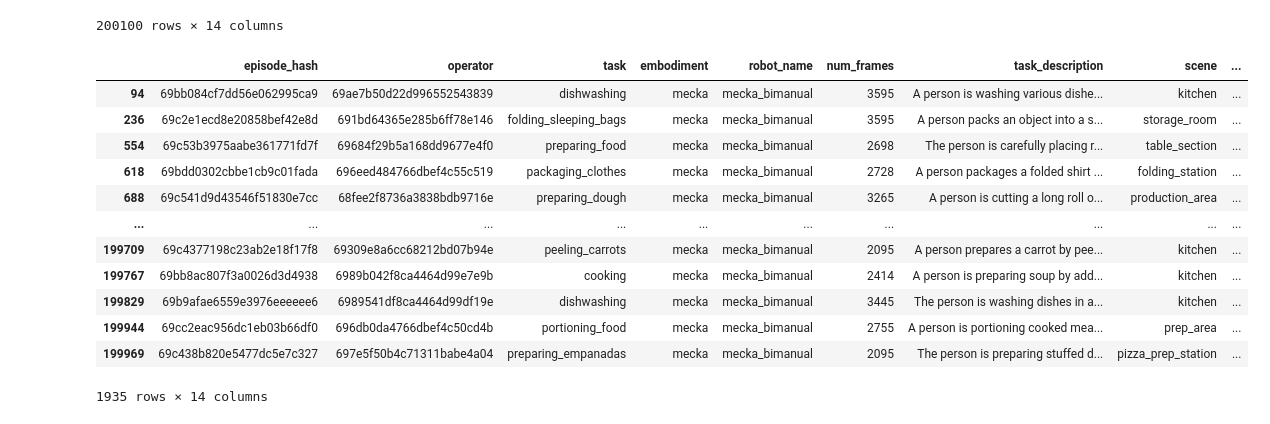
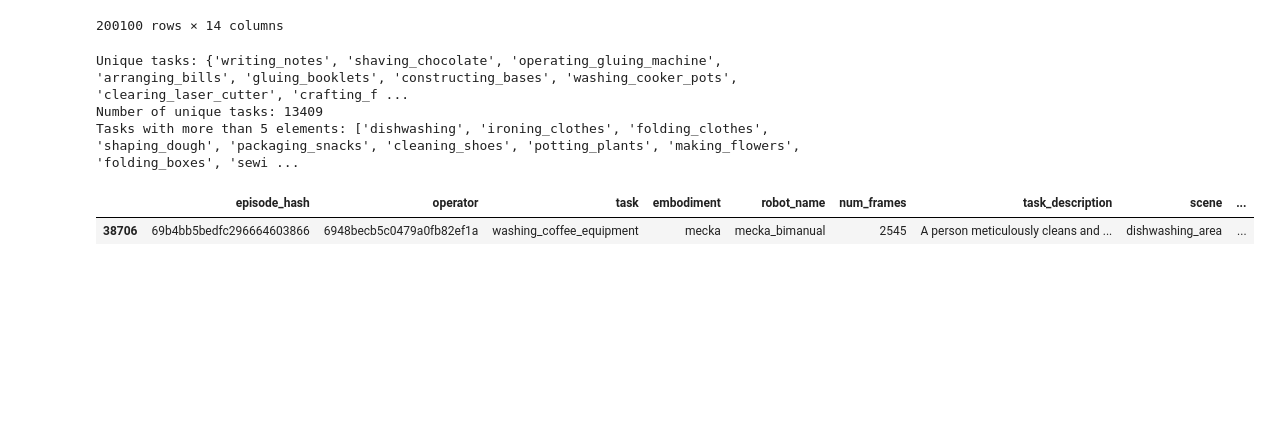
Before and after one commit to mecka-ai/EgoVerse, a Jupyter notebook: egomimic/scripts/tutorials/sql_tutorial.ipynb, the cells around one changed output. Saved outputs shown, nothing was run; the diff lists cells and outputs as text; code cells hidden in the pictures; blank space fills up the shorter version.

```diff
--- a/egomimic/scripts/tutorials/sql_tutorial.ipynb
+++ b/egomimic/scripts/tutorials/sql_tutorial.ipynb
@@ -39,21 +39,17 @@ df
 200100 rows × 14 columns
 # %%
 # Filter to certain lab
-df[df["zarr_processed_path"] == ""]
+print("Unique tasks:", set(df["task"]))
+print("Number of unique tasks:", df["task"].nunique())
+tasks_with_more_than_5 = df["task"].value_counts()[df["task"].value_counts() > 5].index.tolist()
+print("Tasks with more than 5 elements:", tasks_with_more_than_5)
 # %% [output]
-|  | episode_hash | operator | task | embodiment | robot_name | num_frames | task_description | scene | ... |
-| 94 | 69bb084cf7dd56e062995ca9 | 69ae7b50d22d996552543839 | dishwashing | mecka | mecka_bimanual | 3595 | A person is washing various dishe... | kitchen | ... |
-| 236 | 69c2e1ecd8e20858bef42e8d | 691bd64365e285b6ff78e146 | folding_sleeping_bags | mecka | mecka_bimanual | 3595 | A person packs an object into a s... | storage_room | ... |
-| 554 | 69c53b3975aabe361771fd7f | 69684f29b5a168dd9677e4f0 | preparing_food | mecka | mecka_bimanual | 2698 | The person is carefully placing r... | table_section | ... |
-| 618 | 69bdd0302cbbe1cb9c01fada | 696eed484766dbef4c55c519 | packaging_clothes | mecka | mecka_bimanual | 2728 | A person packages a folded shirt ... | folding_station | ... |
-| 688 | 69c541d9d43546f51830e7cc | 68fee2f8736a3838bdb9716e | preparing_dough | mecka | mecka_bimanual | 3265 | A person is cutting a long roll o... | production_area | ... |
-| ... | ... | ... | ... | ... | ... | ... | ... | ... | ... |
-| 199709 | 69c4377198c23ab2e18f17f8 | 69309e8a6cc68212bd07b94e | peeling_carrots | mecka | mecka_bimanual | 2095 | A person prepares a carrot by pee... | kitchen | ... |
-| 199767 | 69bb8ac807f3a0026d3d4938 | 6989b042f8ca4464d99e7e9b | cooking | mecka | mecka_bimanual | 2414 | A person is preparing soup by add... | kitchen | ... |
-| 199829 | 69b9afae6559e3976eeeeee6 | 6989541df8ca4464d99df19e | dishwashing | mecka | mecka_bimanual | 3445 | The person is washing dishes in a... | kitchen | ... |
-| 199944 | 69cc2eac956dc1eb03b66df0 | 696db0da4766dbef4c50cd4b | portioning_food | mecka | mecka_bimanual | 2755 | A person is portioning cooked mea... | prep_area | ... |
-| 199969 | 69c438b820e5477dc5e7c327 | 697e5f50b4c71311babe4a04 | preparing_empanadas | mecka | mecka_bimanual | 2095 | The person is preparing stuffed d... | pizza_prep_station | ... |
-1935 rows × 14 columns
+Unique tasks: {'writing_notes', 'shaving_chocolate', 'operating_gluing_machine', 'arranging_bills', 'gluing_booklets', 'constructing_bases', 'washing_cooker_pots', 'clearing_laser_cutter', 'crafting_f ...
+Number of unique tasks: 13409
+Tasks with more than 5 elements: ['dishwashing', 'ironing_clothes', 'folding_clothes', 'shaping_dough', 'packaging_snacks', 'cleaning_shoes', 'potting_plants', 'making_flowers', 'folding_boxes', 'sewi ...
 # %%
 # Flagship Fold Clothes Data
-df[(df["task"] == "fold_clothes") & df["lab"].isin(["rl2", "eth", "song", "wang"])]
+df[df["task"] == "washing_coffee_equipment"]
+# %% [output]
+|  | episode_hash | operator | task | embodiment | robot_name | num_frames | task_description | scene | ... |
+| 38706 | 69b4bb5bedfc296664603866 | 6948becb5c0479a0fb82ef1a | washing_coffee_equipment | mecka | mecka_bimanual | 2545 | A person meticulously cleans and ... | dishwashing_area | ... |
```
Also changed, not shown: 12 other files.
